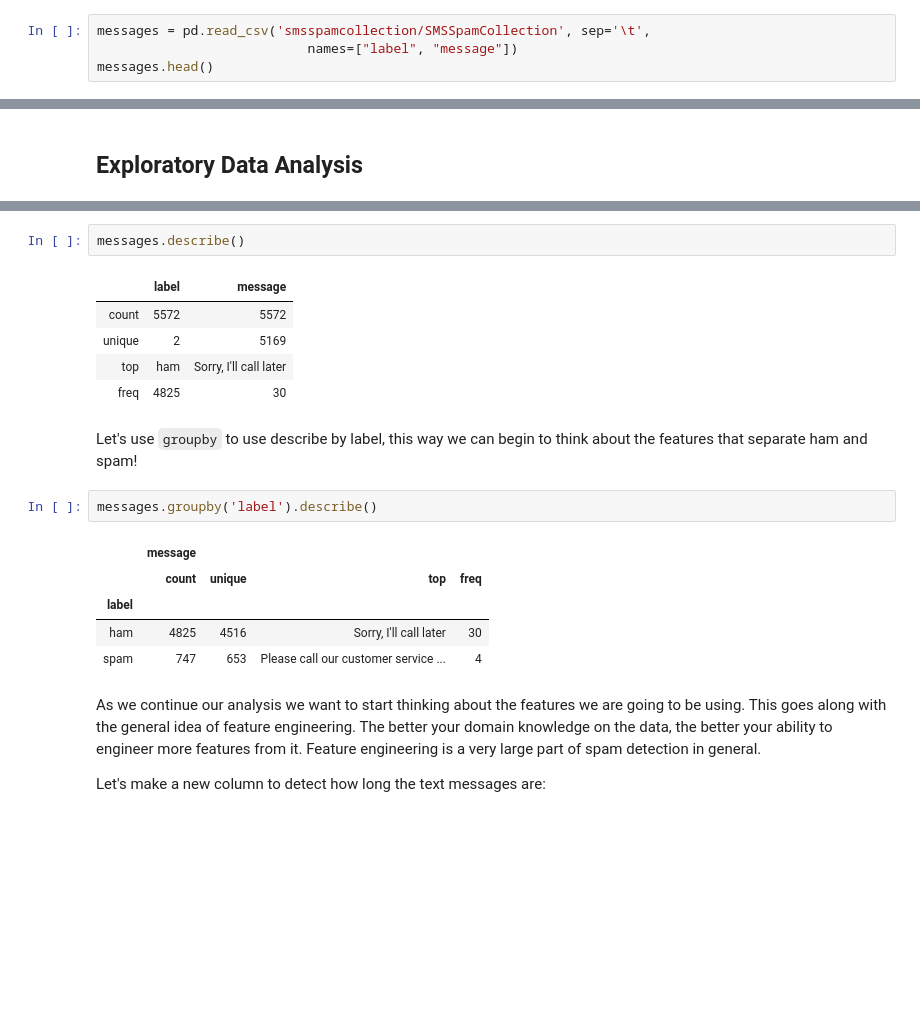
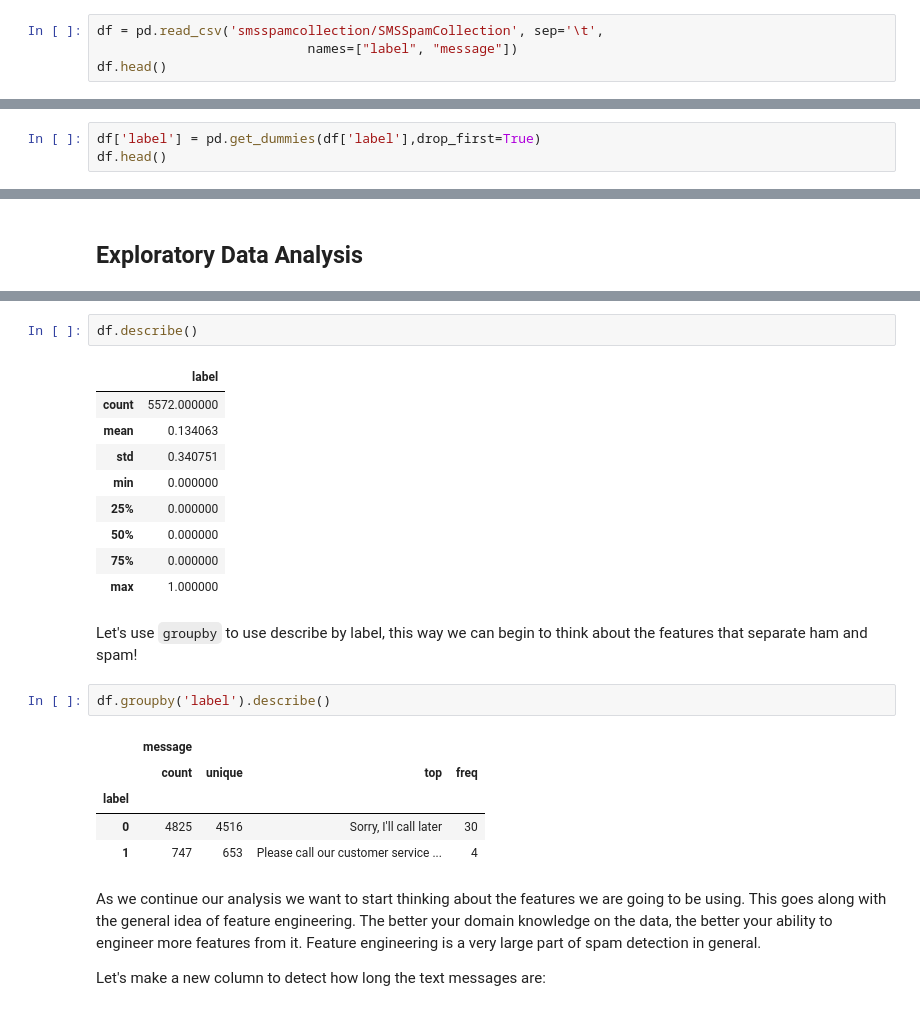
Before and after one commit to yin-penghang/AMAT593, a Jupyter notebook: 14_Natural-Language-Processing/01-Natural Language Processing.ipynb, the cells around one changed output, grey strips where cells are left out. Saved outputs shown, nothing was run; the diff lists cells and outputs as text; blank space fills up the shorter version.

```diff
--- a/14_Natural-Language-Processing/01-Natural Language Processing.ipynb
+++ b/14_Natural-Language-Processing/01-Natural Language Processing.ipynb
@@ -56,9 +56,9 @@ Using these labeled ham and spam examples, we'll **train a machine learning mode
 # %% [markdown]
 We'll use ``read_csv`` and make note of the ``sep`` argument, we can also specify the desired column names by passing in a list of ``names``.
 # %%
-messages = pd.read_csv('smsspamcollection/SMSSpamCollection', sep='\t',
+df = pd.read_csv('smsspamcollection/SMSSpamCollection', sep='\t',
                            names=["label", "message"])
-messages.head()
+df.head()
 # %% [output]
 |  | label | message |
 | 0 | ham | Go until jurong point, crazy.. Av... |
@@ -68,0 +71,3 @@ messages.head()
+# %%
+df['label'] = pd.get_dummies(df['label'],drop_first=True)
+df.head()
@@ -71,21 +89,25 @@ messages.head()
 # %%
-messages.describe()
+df.describe()
 # %% [output]
-|  | label | message |
-| count | 5572 | 5572 |
-| unique | 2 | 5169 |
-| top | ham | Sorry, I'll call later |
-| freq | 4825 | 30 |
+|  | label |
+| count | 5572.000000 |
+| mean | 0.134063 |
+| std | 0.340751 |
+| min | 0.000000 |
+| 25% | 0.000000 |
+| 50% | 0.000000 |
+| 75% | 0.000000 |
+| max | 1.000000 |
 # %% [markdown]
 Let's use ``groupby`` to use describe by label, this way we can begin to think about the features that separate ham and spam!
 # %%
-messages.groupby('label').describe()
+df.groupby('label').describe()
 # %% [output]
 |  | message |  |  |  |
 |  | count | unique | top | freq |
 | label |  |  |  |  |
-| ham | 4825 | 4516 | Sorry, I'll call later | 30 |
-| spam | 747 | 653 | Please call our customer service ... | 4 |
+| 0 | 4825 | 4516 | Sorry, I'll call later | 30 |
+| 1 | 747 | 653 | Please call our customer service ... | 4 |
 # %% [markdown]
 As we continue our analysis we want to start thinking about the features we are going to be using. This goes along with the general idea of feature engineering. The better your domain knowledge on the data, the better your ability to engineer more features from it. Feature engineering is a very large part of spam detection in general.
 
```
Also changed, not shown: parts of 65 cells of this notebook.
